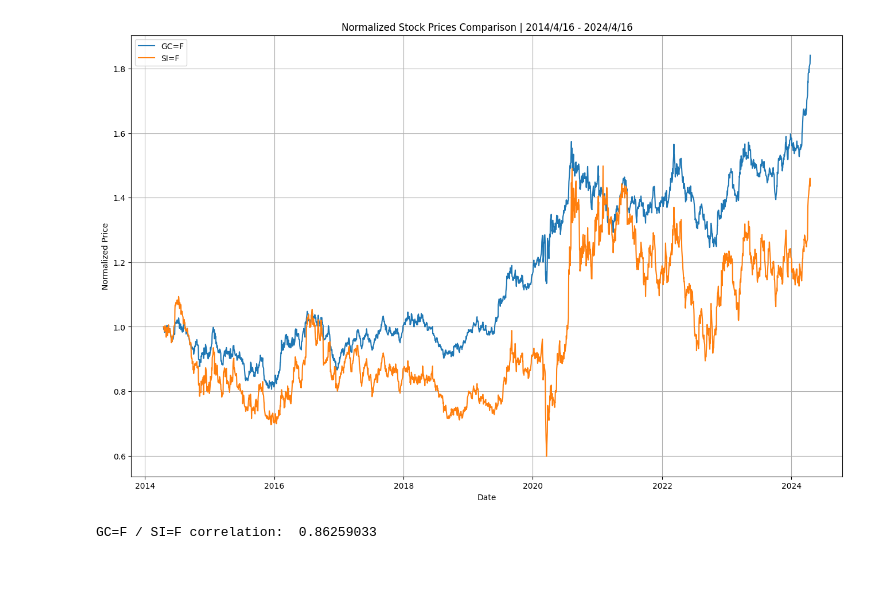
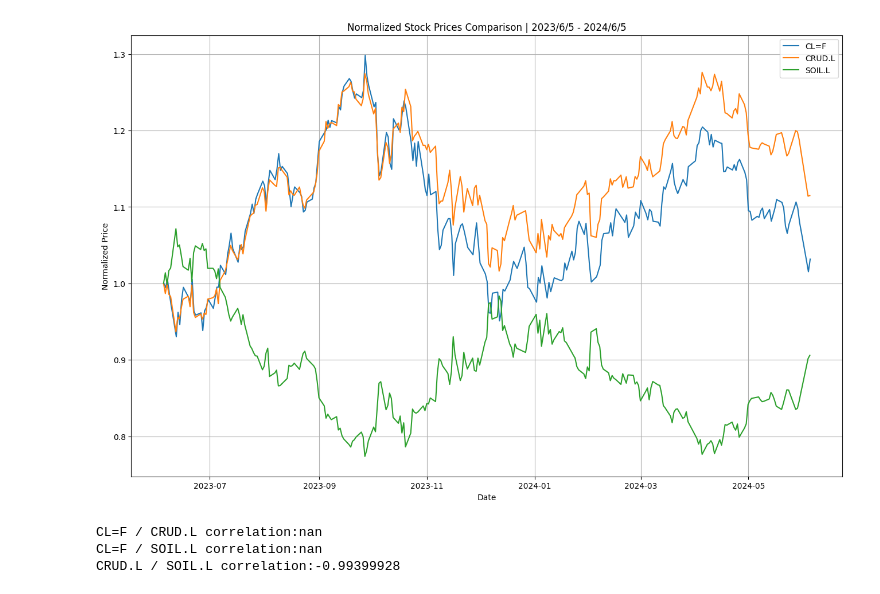
Before and after one commit to ivandimitrovkyulev/Notebooks, a Jupyter notebook: sample/comparison.ipynb, the cells around one changed output. Drawn from its saved outputs; the diff is of its cells as text; code cells hidden in the pictures.

```diff
--- a/sample/comparison.ipynb
+++ b/sample/comparison.ipynb
@@ -17,18 +17,30 @@ data_1.rename(columns={'lin': 'Close'}, inplace=True)
 data_1.index = data_1.index.tz_localize('UTC').tz_convert('America/New_York')
 data_1 = data_1[data_1.index > '2012-01-01']
 # %%
-ticker_1 = "GC=F"
-ticker_2 = "^GSPC"
-ticker_3 = "SI=F"
-period = "10y"
-stock_1 = yf.Ticker(ticker_1.upper()).history(period=period).dropna()
-stock_2 = yf.Ticker(ticker_2.upper()).history(period=period).dropna()
-stock_3 = yf.Ticker(ticker_3.upper()).history(period=period).dropna()
+t_1 = "GC=F"   # Gold
+t_2 = "^GSPC"  # S&P 500
+t_3 = "XLE"    # Energy Select Sector SPDR ETF
+t_4 = "CL=F"
+t_5 = "CRUD.L"
+t_6 = "SOIL.L"
+
+from datetime import datetime, timezone
+period = "1y"
+# start = datetime(2020, 1, 1, 9, 30, 0, tzinfo=timezone.utc)
+# end = datetime(2024, 5, 1, 9, 30, 0, tzinfo=timezone.utc)
+s_1 = yf.Ticker(t_1.upper()).history(period=period).dropna()
+s_2 = yf.Ticker(t_2.upper()).history(period=period).dropna()
+s_3 = yf.Ticker(t_3.upper()).history(period=period).dropna()
+s_4 = yf.Ticker(t_4.upper()).history(period=period).dropna()
+s_5 = yf.Ticker(t_5.upper()).history(period=period).dropna()
+s_6 = yf.Ticker(t_6.upper()).history(period=period).dropna()
 # %%
-plotting.plot_n_chart_comparison([(ticker_1, stock_1), (ticker_3, stock_3), ], log_scale=False)
+plotting.plot_n_chart_comparison([(t_4, s_4), (t_5, s_5), (t_6, s_6), ], log_scale=False)
 # %% [output]
-[figure, old version]
+[figure, new version]
-GC=F / SI=F correlation:  0.86259033
+CL=F / CRUD.L correlation:nan
+CL=F / SOIL.L correlation:nan
+CRUD.L / SOIL.L correlation:-0.99399928
 # %%
 plotting.plot_n_chart_comparison([(ticker_1, stock_1), (ticker_2, stock_2), (ticker_3, stock_3)], log_scale=True)
 # %% [output]
```
Also changed, not shown: parts of 1 cell of this notebook, 5 other files.
